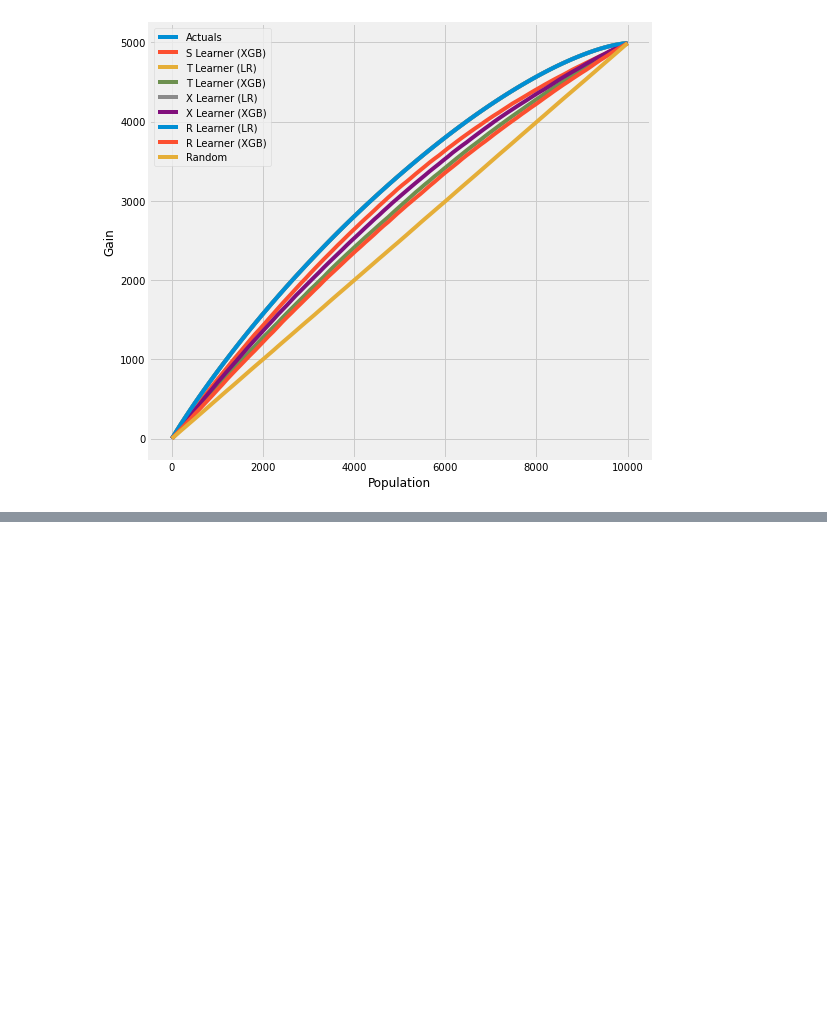
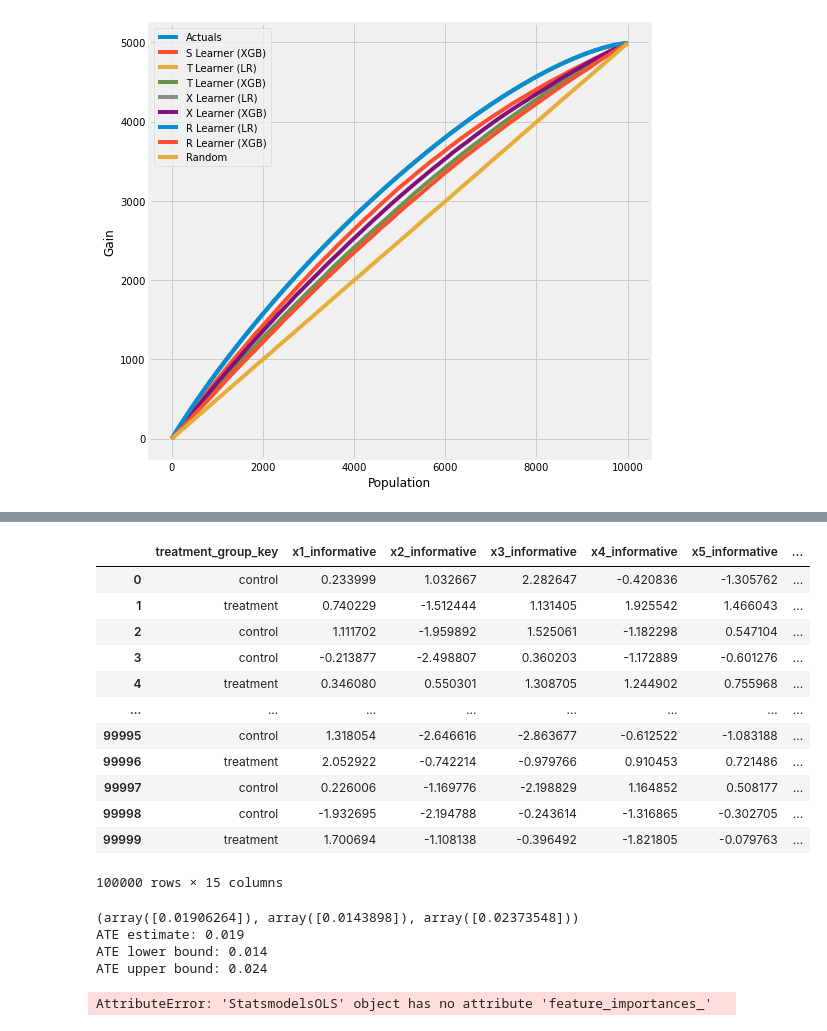
Before and after one commit to matanma/causalml, a Jupyter notebook: docs/examples/meta_learners_with_synthetic_data.ipynb, the cells around one changed output, grey strips where cells are left out. Saved outputs shown, nothing was run; the diff lists cells and outputs as text; code cells hidden in the pictures; blank space fills up the shorter version.

```diff
--- a/docs/examples/meta_learners_with_synthetic_data.ipynb
+++ b/docs/examples/meta_learners_with_synthetic_data.ipynb
@@ -351,0 +555,46 @@ get_synthetic_auuc(valid_preds, drop_learners=['S Learner (LR)'])
+# %%
+df['treatment_group_key_numeric'] = (df['treatment_group_key'] == 'treatment').astype(int)
+df
+# %% [output]
+|  | treatment_group_key | x1_informative | x2_informative | x3_informative | x4_informative | x5_informative | ... |
+| 0 | control | 0.233999 | 1.032667 | 2.282647 | -0.420836 | -1.305762 | ... |
+| 1 | treatment | 0.740229 | -1.512444 | 1.131405 | 1.925542 | 1.466043 | ... |
+| 2 | control | 1.111702 | -1.959892 | 1.525061 | -1.182298 | 0.547104 | ... |
+| 3 | control | -0.213877 | -2.498807 | 0.360203 | -1.172889 | -0.601276 | ... |
+| 4 | treatment | 0.346080 | 0.550301 | 1.308705 | 1.244902 | 0.755968 | ... |
+| ... | ... | ... | ... | ... | ... | ... | ... |
+| 99995 | control | 1.318054 | -2.646616 | -2.863677 | -0.612522 | -1.083188 | ... |
+| 99996 | treatment | 2.052922 | -0.742214 | -0.979766 | 0.910453 | 0.721486 | ... |
+| 99997 | control | 0.226006 | -1.169776 | -2.198829 | 1.164852 | 0.508177 | ... |
+| 99998 | control | -1.932695 | -2.194788 | -0.243614 | -1.316865 | -0.302705 | ... |
+| 99999 | treatment | 1.700694 | -1.108138 | -0.396492 | -1.821805 | -0.079763 | ... |
+100000 rows × 15 columns
+# %%
+# Ready-to-use S-Learner using LinearRegression
+learner_s = LRSRegressor()
+ate_s = learner_s.estimate_ate(X=df[x_name], treatment=df['treatment_group_key_numeric'], y=df['conversion'])
+print(ate_s)
+print('ATE estimate: {:.03f}'.format(ate_s[0][0]))
+print('ATE lower bound: {:.03f}'.format(ate_s[1][0]))
+print('ATE upper bound: {:.03f}'.format(ate_s[2][0]))
+
+# # After calling estimate_ate, add pretrain=True flag to skip training
+# # This flag is applicable for other meta learner
+# ate_s = learner_s.estimate_ate(X=X, treatment=treatment, y=y, pretrain=True)
+# print(ate_s)
+# print('ATE estimate: {:.03f}'.format(ate_s[0][0]))
+# print('ATE lower bound: {:.03f}'.format(ate_s[1][0]))
+# print('ATE upper bound: {:.03f}'.format(ate_s[2][0]))
+# %% [output]
+(array([0.01906264]), array([0.0143898]), array([0.02373548]))
+ATE estimate: 0.019
+ATE lower bound: 0.014
+ATE upper bound: 0.024
+# %%
+feature_importances = learner_s.model.feature_importances_
+
+# Print feature importances
+for i, importance in enumerate(feature_importances):
+    print(f"Feature {i}: {importance}")
+# %% [output]
+AttributeError: 'StatsmodelsOLS' object has no attribute 'feature_importances_'
```
Also changed, not shown: parts of 31 cells of this notebook, 4 other files.
